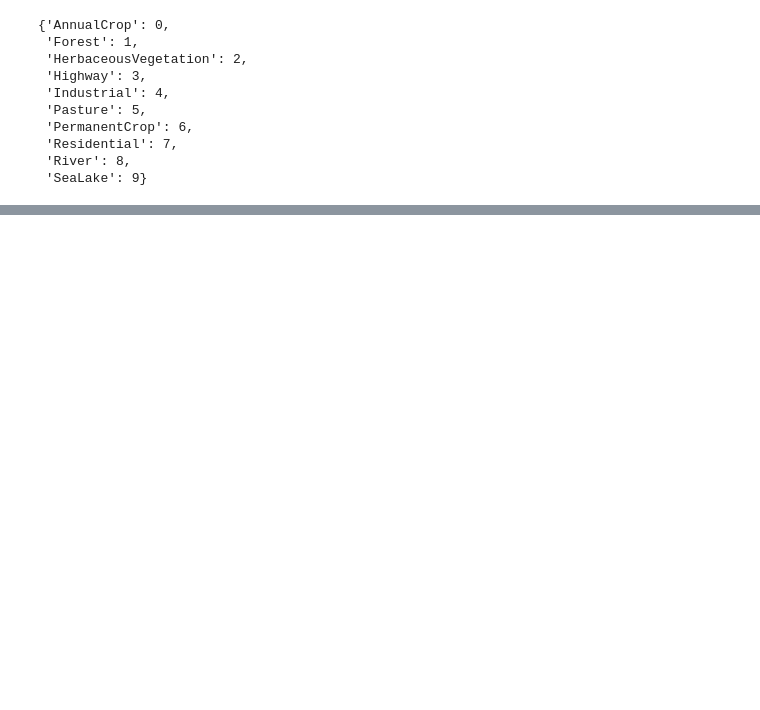
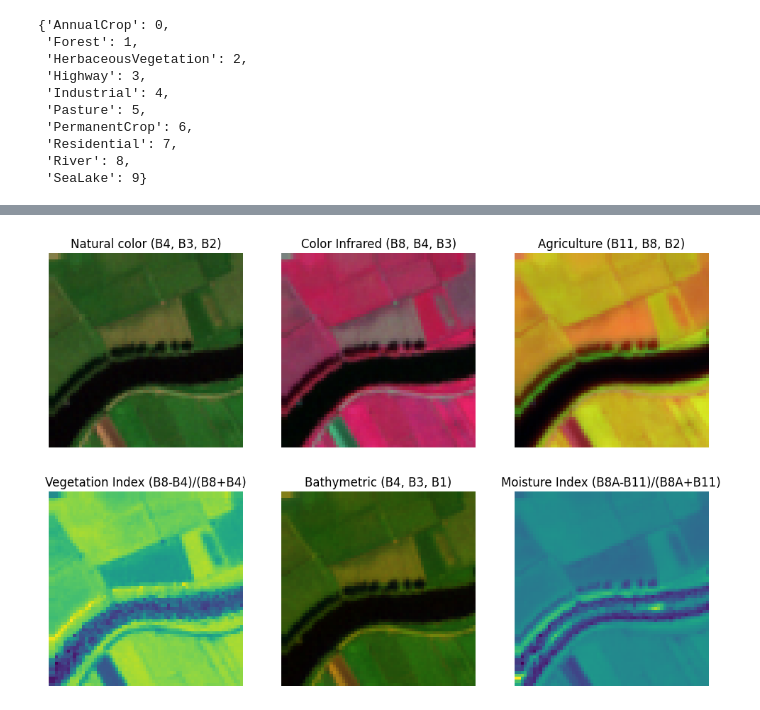
Before and after one commit to FilipLangiewicz/WB_projekt, a Jupyter notebook: code/eda.ipynb, the cells around one changed output, grey strips where cells are left out. Cells and saved outputs as stored; diff of their text form; code cells hidden in the pictures; blank space fills up the shorter version.

```diff
--- a/code/eda.ipynb
+++ b/code/eda.ipynb
@@ -194,0 +221,46 @@ Text(0.5, 1.0, 'different bands')
+# %%
+img_maxes = np.max(img, axis = (0,1)) # TODO better normalization
+img_mins = np.min(img, axis = (0,1))
+img = (img - img_mins)/ img_maxes
+# %%
+fig, axs = plt.subplots(2, 3, figsize=(12, 8))
+
+axs[0, 0].imshow(img[:, :, [3,2,1]])
+axs[0, 0].axis("off")
+axs[0, 0].set_title("Natural color (B4, B3, B2)")
+
+
+axs[0, 1].imshow(img[:, :, [7,3,2]])
+axs[0, 1].axis("off")
+axs[0, 1].set_title("Color Infrared (B8, B4, B3)")
+
+
+
+axs[0, 2].imshow(img[:, :, [10,7,1]])
+axs[0, 2].axis("off")
+axs[0, 2].set_title("Agriculture (B11, B8, B2)")
+
+
+vegetation_index = (img[:, :, 7] - img[:, :, 3]) / (img[:, :, 7] + img[:, :, 3])
+axs[1, 0].imshow(vegetation_index)
+axs[1, 0].axis("off")
+axs[1, 0].set_title("Vegetation Index (B8-B4)/(B8+B4)")
+
+
+
+
+axs[1, 1].imshow(img[:, :, [3,2,0]])
+axs[1, 1].axis("off")
+axs[1, 1].set_title("Bathymetric (B4, B3, B1)")
+
+
+moistrure_index = (img[:, :, 7] - img[:, :, 10]) / (img[:, :, 7] + img[:, :, 10])
+
+axs[1, 2].imshow(moistrure_index)
+axs[1, 2].axis("off")
+axs[1, 2].set_title("Moisture Index (B8A-B11)/(B8A+B11)")
+#
+
+fig.show()
+# %% [output]
+[figure, added]
```
Also changed, not shown: parts of 21 cells of this notebook, 1 other file.
